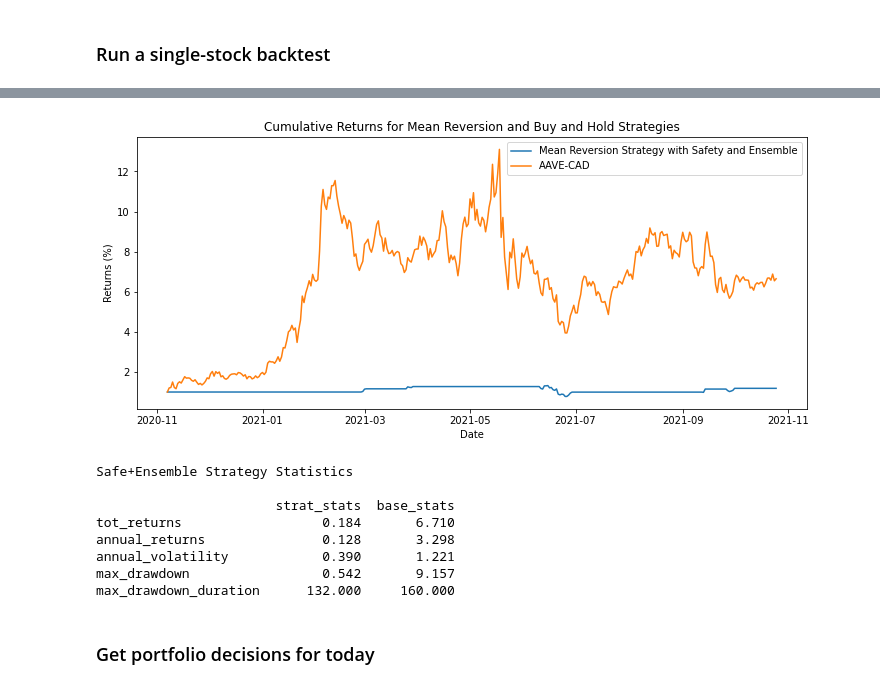
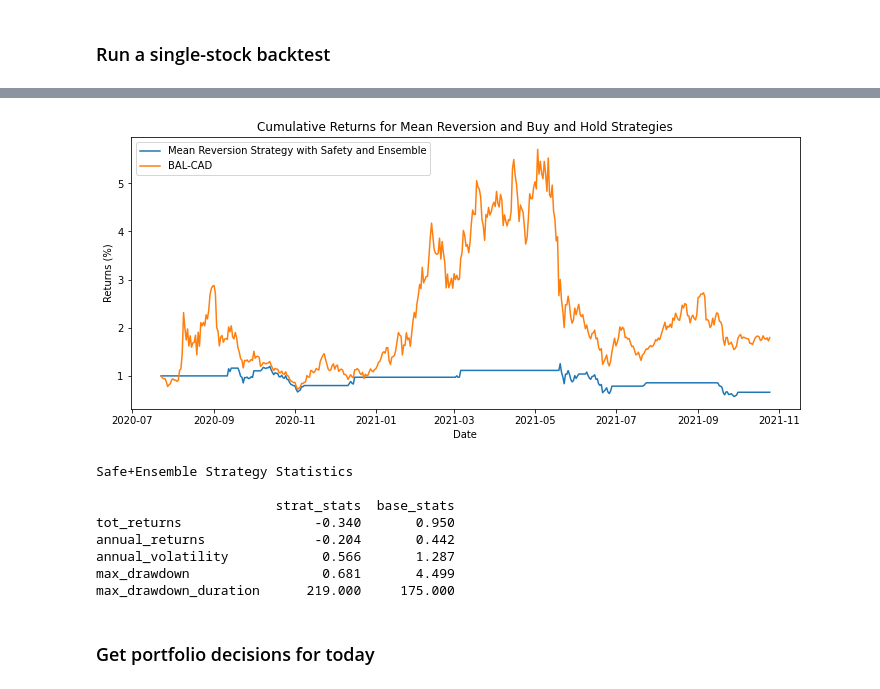
Before and after one commit to nlefrancois6/Investing-Strategy, a Jupyter notebook: MRT Clean.ipynb, the cells around one changed output, grey strips where cells are left out. Drawn from its saved outputs; the diff is of its cells as text; code cells hidden in the pictures.

```diff
--- a/MRT Clean.ipynb
+++ b/MRT Clean.ipynb
@@ -13,7 +14,8 @@ from ipynb.fs.full.MRT_Funcs import SMAMeanReversion_strat, stratBacktest, apply
 ### Run a single-stock backtest
 # %%
 #Set strategy params
-ticker = 'AAVE-CAD'
+tickers = ['AAVE-CAD','BAL-CAD','BAT-CAD','BCH-CAD','BTC-CAD','COMP-CAD','CRV-CAD','DOGE-CAD','ETH-CAD','FIL-CAD','KNC-CAD','LINK-CAD','LTC-CAD','MANA-CAD','MATIC-CAD','MKR-CAD','SNX-CAD','SUSHI-CAD','UMA-CAD','UNI3-CAD','YFI-CAD','ZRX-CAD']
+ticker = 'BAL-CAD'
 start_date = '2010-05-01'
 end_date = '2021-10-25'
 strat='SMA_MR'
@@ -29,10 +31,10 @@ short_long_threshold=0.05
 strat_settings1 = [ticker, strat, SMA, threshold, safety, safety_threshold, short_term_sma, long_term_sma, short_long_threshold, start_date,end_date]
 
 #Run the backtest
-data = stratBacktest(strat_settings1)
+data = MRT.stratBacktest(strat_settings1)
 
 #Calculate backtest stats
-stats_dict = getStratStats(data)
+stats_dict = MRT.getStratStats(data)
 df_stats = pd.DataFrame(stats_dict).round(3)
 
 #Normalize backtest results
@@ -58,12 +60,12 @@ print(df_stats)
-[figure, old version]
+[figure, new version]
 Safe+Ensemble Strategy Statistics
 
                        strat_stats  base_stats
-tot_returns                  0.184       6.710
-annual_returns               0.128       3.298
-annual_volatility            0.390       1.221
-max_drawdown                 0.542       9.157
-max_drawdown_duration      132.000     160.000
+tot_returns                 -0.340       0.950
+annual_returns              -0.204       0.442
+annual_volatility            0.566       1.287
+max_drawdown                 0.681       4.499
+max_drawdown_duration      219.000     175.000
 # %% [markdown]
 ### Get portfolio decisions for today
 # %%
```
Also changed, not shown: parts of 11 cells of this notebook, 12 other files.
